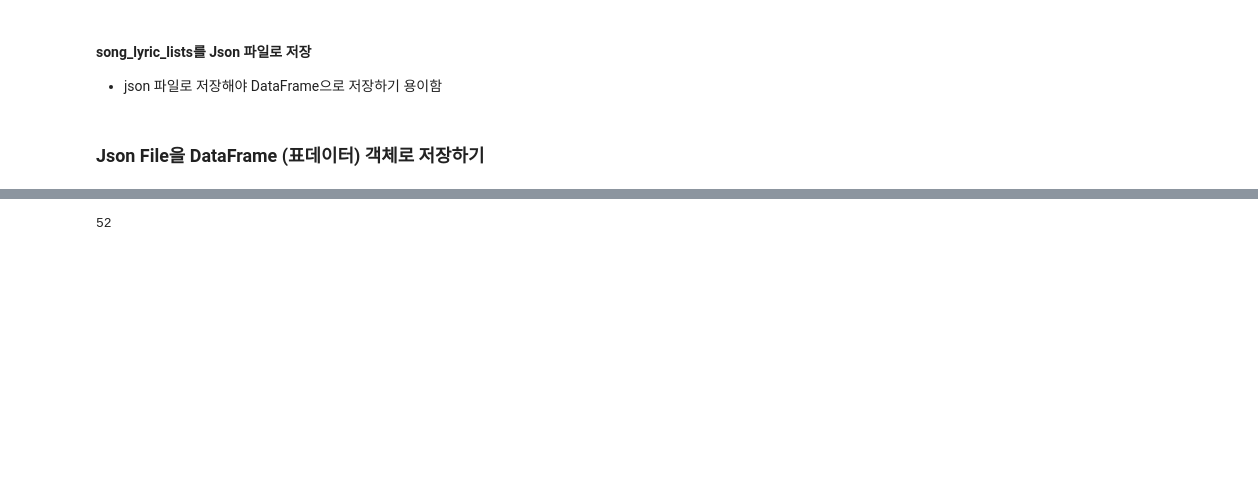
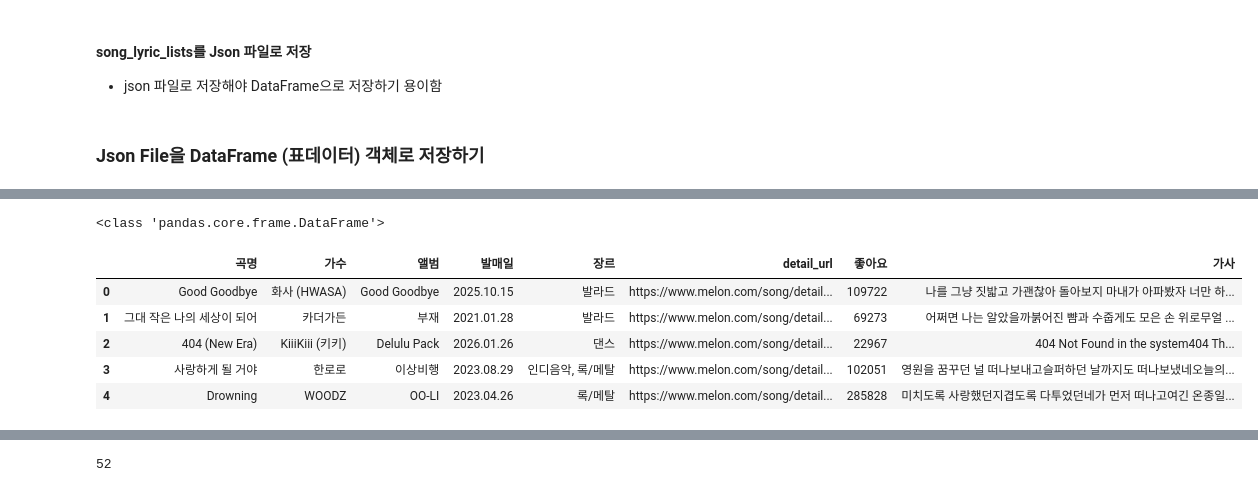
Before and after one commit to hyeonsq/Python_Webscraping_Anal, a Jupyter notebook: 04.Melon100차트_데이터파싱_DB저장.ipynb, the cells around one changed output, grey strips where cells are left out. Cells and saved outputs as stored; diff of their text form; code cells hidden in the pictures; blank space fills up the shorter version.

```diff
--- a/04.Melon100차트_데이터파싱_DB저장.ipynb
+++ b/04.Melon100차트_데이터파싱_DB저장.ipynb
@@ -180,0 +177,14 @@ song_list_df.head(3)
+# %%
+import pandas as pd
+
+song_df = pd.read_json('data/songs100.json')
+print(type(song_df))
+song_df.head()
+# %% [output]
+<class 'pandas.core.frame.DataFrame'>
+|  | 곡명 | 가수 | 앨범 | 발매일 | 장르 | detail_url | 좋아요 | 가사 |
+| 0 | Good Goodbye | 화사 (HWASA) | Good Goodbye | 2025.10.15 | 발라드 | https://www.melon.com/song/detail... | 109722 | 나를 그냥 짓밟고 가괜찮아 돌아보지 마내가 아파봤자 너만 하... |
+| 1 | 그대 작은 나의 세상이 되어 | 카더가든 | 부재 | 2021.01.28 | 발라드 | https://www.melon.com/song/detail... | 69273 | 어쩌면 나는 알았을까붉어진 뺨과 수줍게도 모은 손 위로무얼 ... |
+| 2 | 404 (New Era) | KiiiKiii (키키) | Delulu Pack | 2026.01.26 | 댄스 | https://www.melon.com/song/detail... | 22967 | 404 Not Found in the system404 Th... |
+| 3 | 사랑하게 될 거야 | 한로로 | 이상비행 | 2023.08.29 | 인디음악, 록/메탈 | https://www.melon.com/song/detail... | 102051 | 영원을 꿈꾸던 널 떠나보내고슬퍼하던 날까지도 떠나보냈네오늘의... |
+| 4 | Drowning | WOODZ | OO-LI | 2023.04.26 | 록/메탈 | https://www.melon.com/song/detail... | 285828 | 미치도록 사랑했던지겹도록 다투었던네가 먼저 떠나고여긴 온종일... |
```
Also changed, not shown: parts of 6 cells of this notebook, 2 other files.
